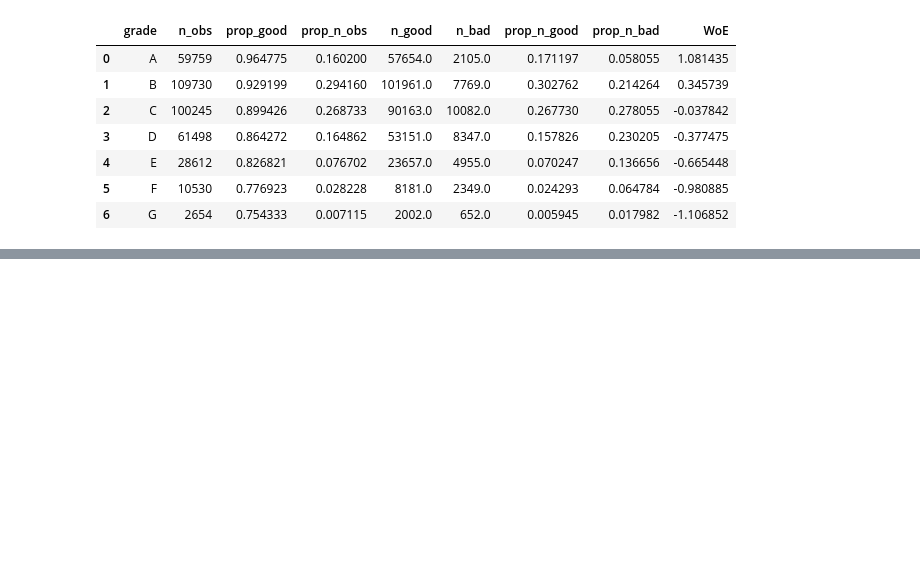
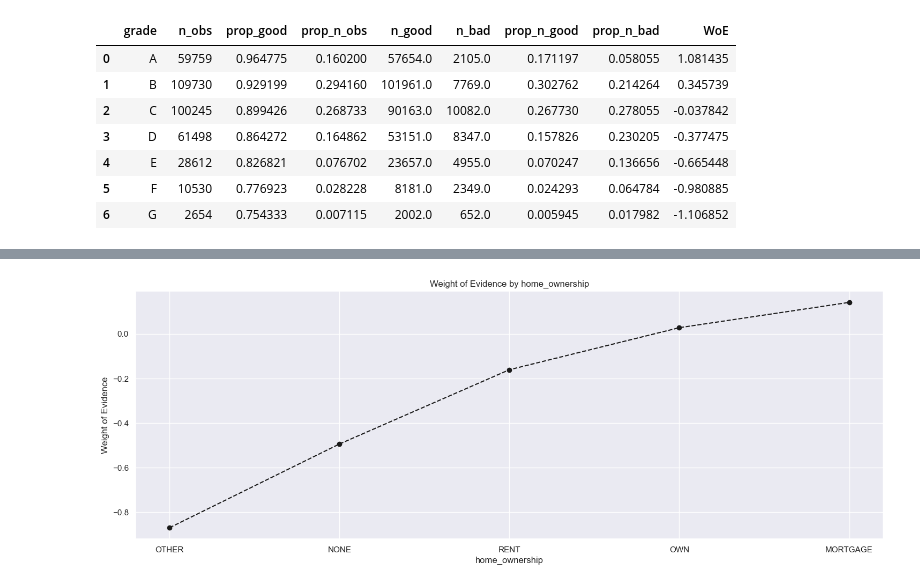
Before and after one commit to mge1112/Credit-Risk-Modeling-in-Python, a Jupyter notebook: credit_risk_modeling.ipynb, the cells around one changed output, grey strips where cells are left out. Drawn from its saved outputs; the diff is of its cells as text; code cells hidden in the pictures; blank space fills up the shorter version.

```diff
--- a/credit_risk_modeling.ipynb
+++ b/credit_risk_modeling.ipynb
@@ -568,0 +666,3 @@ df1
+# %%
+df_temp = woe_discrete(df_inputs_prepr, 'home_ownership', df_targets_prepr)
+df_temp
@@ -568,0 +677,4 @@ df1
+# %%
+plot_by_woe(df_temp)
+# %% [output]
+[figure, added]
```
Also changed, not shown: parts of 16 cells of this notebook.
